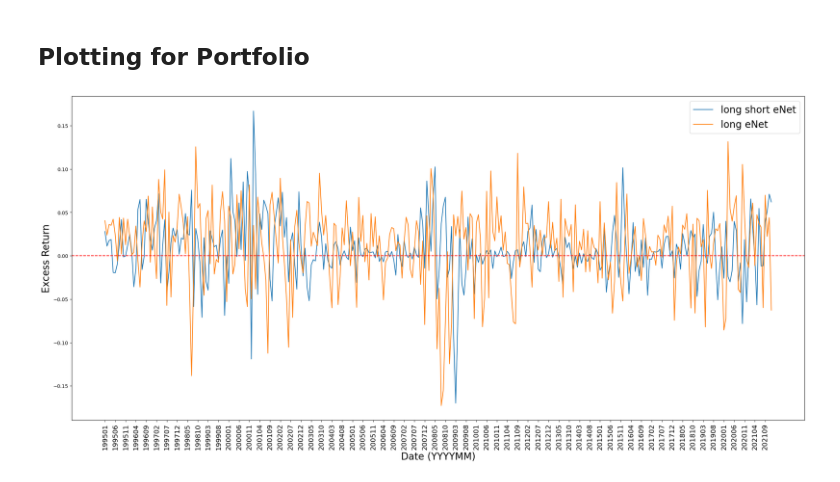
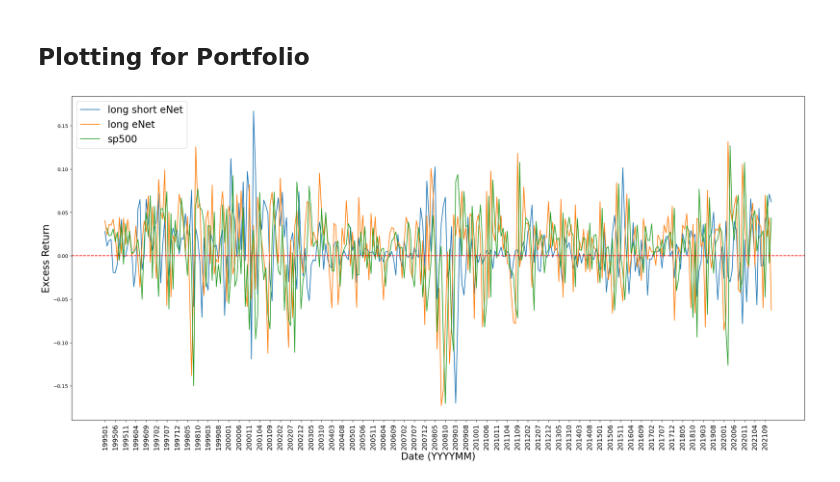
Before and after one commit to Sho-Shoo/36490-F23-Group1, a Jupyter notebook: plot_portfolio.ipynb, the cells around one changed output. Drawn from its saved outputs; the diff is of its cells as text; code cells hidden in the pictures.

```diff
--- a/plot_portfolio.ipynb
+++ b/plot_portfolio.ipynb
@@ -8,20 +8,23 @@ obj_month_list = [f"{year}{month:02d}" for year in range(1995, 2022) for month i
 # %%
 with open("outputs/portfolio/long_short_eNet.pkl", "rb") as f:
     long_short_eNet = pickle.load(f)
 
 with open("outputs/portfolio/long_eNet.pkl", "rb") as f:
     long_eNet = pickle.load(f)
 
+with open("outputs/portfolio/sp500.pkl", "rb") as f:
+    sp500 = pickle.load(f)
 
 plt.figure(figsize=(27, 12))
 plt.plot(obj_month_list, long_short_eNet, label="long short eNet")
 plt.plot(obj_month_list, long_eNet, label="long eNet")
+plt.plot(obj_month_list, sp500, label="sp500")
 plt.axhline(0, color='r', linestyle="--")
 # plt.plot(test_months, validation_r2s, label="R^2 in validation years")
 plt.xticks(obj_month_list[::5], rotation='vertical', fontsize=14)
 plt.xlabel('Date (YYYYMM)', fontsize=20)
 plt.ylabel('Excess Return', fontsize=20)
 plt.legend(fontsize=20)
 plt.show()
 # %% [output]
-[figure, old version]
+[figure, new version]
```
Also changed, not shown: 3 other files.
